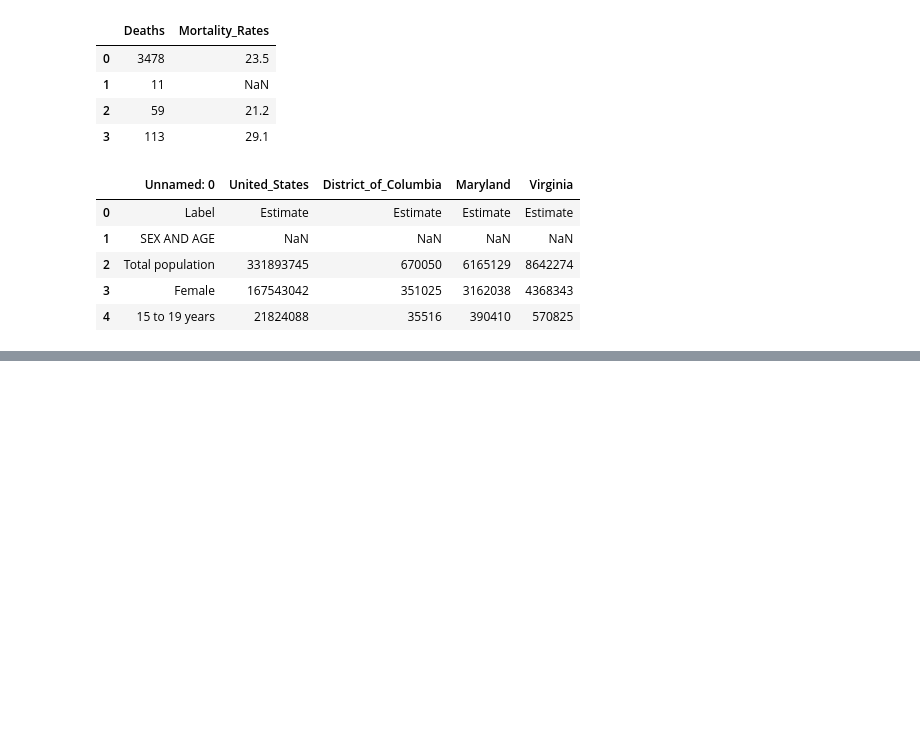
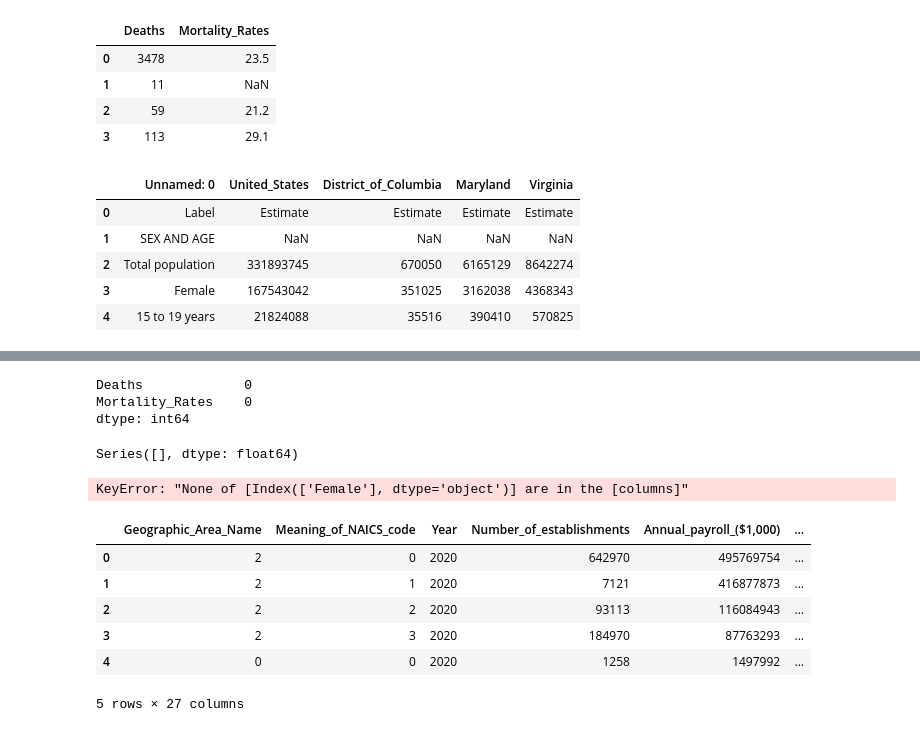
Before and after one commit to KevinSmith356/HealthDataAnalytics, a Jupyter notebook: DANL470/Project1.ipynb, the cells around one changed output, grey strips where cells are left out. Drawn from its saved outputs; the diff is of its cells as text; code cells hidden in the pictures; blank space fills up the shorter version.

```diff
--- a/DANL470/Project1.ipynb
+++ b/DANL470/Project1.ipynb
@@ -110,0 +137,6 @@ Virginia_Uninsured_Estimate
+# %%
+# Replace categories with numerical values
+hospital_cat = hospital_cat.apply(le.fit_transform)
+insured_cat = insured_cat.apply(le.fit_transform)
+mortality_cat = mortality_cat.apply(le.fit_transform)
+race_and_age_cat = race_and_age_cat.apply(le.fit_transform)
@@ -110,0 +169,19 @@ Virginia_Uninsured_Estimate
+# %%
+# Replace null values
+insured_num.United_States_Total_Estimate.fillna(insured_num.United_States_Total_Estimate.mean(), inplace=True)
+insured_num.United_States_Insured_Estimate.fillna(insured_num.United_States_Insured_Estimate.mean(), inplace=True)
+insured_num.United_States_Uninsured_Estimate .fillna(insured_num.United_States_Uninsured_Estimate .mean(), inplace=True)
+
+insured_num.District_of_Columbia_Total_Estimate.fillna(insured_num.District_of_Columbia_Total_Estimate.mean(), inplace=True)
+insured_num.District_of_Columbia_Insured_Estimate.fillna(insured_num.District_of_Columbia_Insured_Estimate.mean(), inplace=True)
+insured_num.District_of_Columbia_Uninsured_Estimate.fillna(insured_num.District_of_Columbia_Uninsured_Estimate.mean(), inplace=True)
+
+insured_num.Maryland_Total_Estimate.fillna(insured_num.Maryland_Total_Estimate.mean(), inplace=True)
+insured_num.Maryland_Insured_Estimate.fillna(insured_num.Maryland_Insured_Estimate.mean(), inplace=True)
+insured_num.Maryland_Uninsured_Estimate.fillna(insured_num.Maryland_Uninsured_Estimate.mean(), inplace=True)
+
+insured_num.Virginia_Total_Estimate.fillna(insured_num.Virginia_Total_Estimate.mean(), inplace=True)
+insured_num.Virginia_Insured_Estimate.fillna(insured_num.Virginia_Insured_Estimate.mean(), inplace=True)
+insured_num.Virginia_Uninsured_Estimate .fillna(insured_num.Virginia_Uninsured_Estimate.mean(), inplace=True)
+
+insured_num.isna().sum()
@@ -110,0 +208,51 @@ Virginia_Uninsured_Estimate
+# %%
+mortality_num.Mortality_Rates.fillna(mortality_num.Mortality_Rates.mean(), inplace=True)
+mortality_num.isna().sum()
+# %% [output]
+Deaths             0
+Mortality_Rates    0
+dtype: int64
+# %%
+race_and_age_num.isna().sum()
+# %% [output]
+Series([], dtype: float64)
+# %%
+# Combine categories and numerical values
+hospital_final = pd.concat([hospital_cat, hospital_num], axis=1)
+insured_final = pd.concat([insured_cat, insured_num], axis=1)
+mortality_final = pd.concat([mortality_cat, mortality_num], axis=1)
+race_and_age_final = pd.concat([race_and_age_cat, race_and_age_num], axis=1)
+# %%
+# Target/independent variable
+x = insured_final[['Female']].values
+# Target variable/dependent variable
+y = mortality_final['Mortality_Rates'].values
+
+# Split data into training and testing sets
+x_train, x_test, y_train, y_test = train_test_split(x, y, test_size=0.2, random_state=42)
+
+regression_model = LinearRegression()
+
+# Train the regression model on training data
+regression_model.fit(x_train, y_train)
+
+# Plot the data points and linear regression line
+plt.scatter(x_test, y_test, color='blue')
+plt.plot(x_test, regression_model.predict(x_test), color='red')
+plt.title('Regression of Females and Mortality Rate')
+plt.xlabel('Mortality')
+plt.ylabel('Female')
+plt.show()
+# %% [output]
+KeyError: "None of [Index(['Female'], dtype='object')] are in the [columns]"
+# %%
+df = pd. concat([hospital_final,insured_final,mortality_final,race_and_age_final], axis=1)
+df.head()
+# %% [output]
+|  | Geographic_Area_Name | Meaning_of_NAICS_code | Year | Number_of_establishments | Annual_payroll_($1,000) | ... |
+| 0 | 2 | 0 | 2020 | 642970 | 495769754 | ... |
+| 1 | 2 | 1 | 2020 | 7121 | 416877873 | ... |
+| 2 | 2 | 2 | 2020 | 93113 | 116084943 | ... |
+| 3 | 2 | 3 | 2020 | 184970 | 87763293 | ... |
+| 4 | 0 | 0 | 2020 | 1258 | 1497992 | ... |
+5 rows × 27 columns
```
Also changed, not shown: parts of 18 cells of this notebook, 18 other files.
